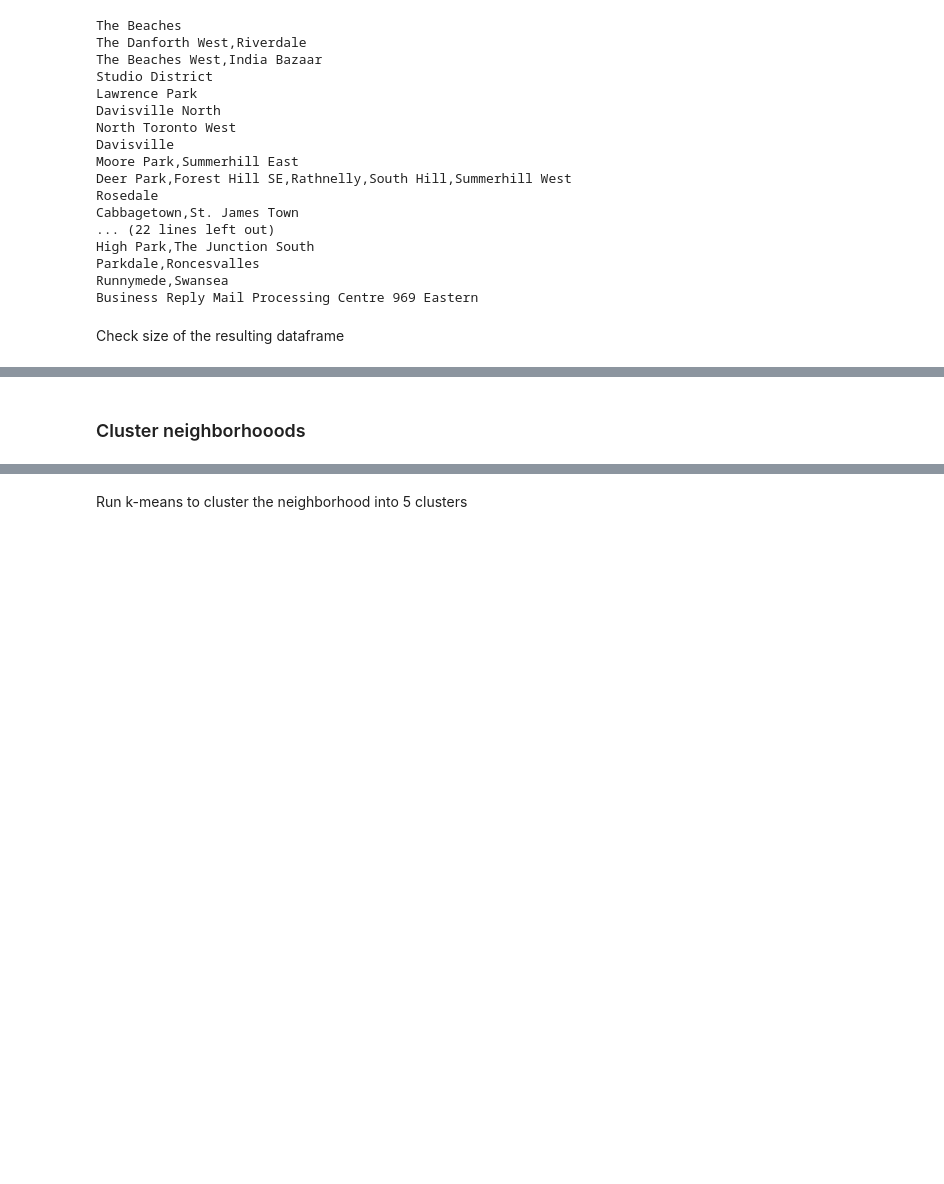
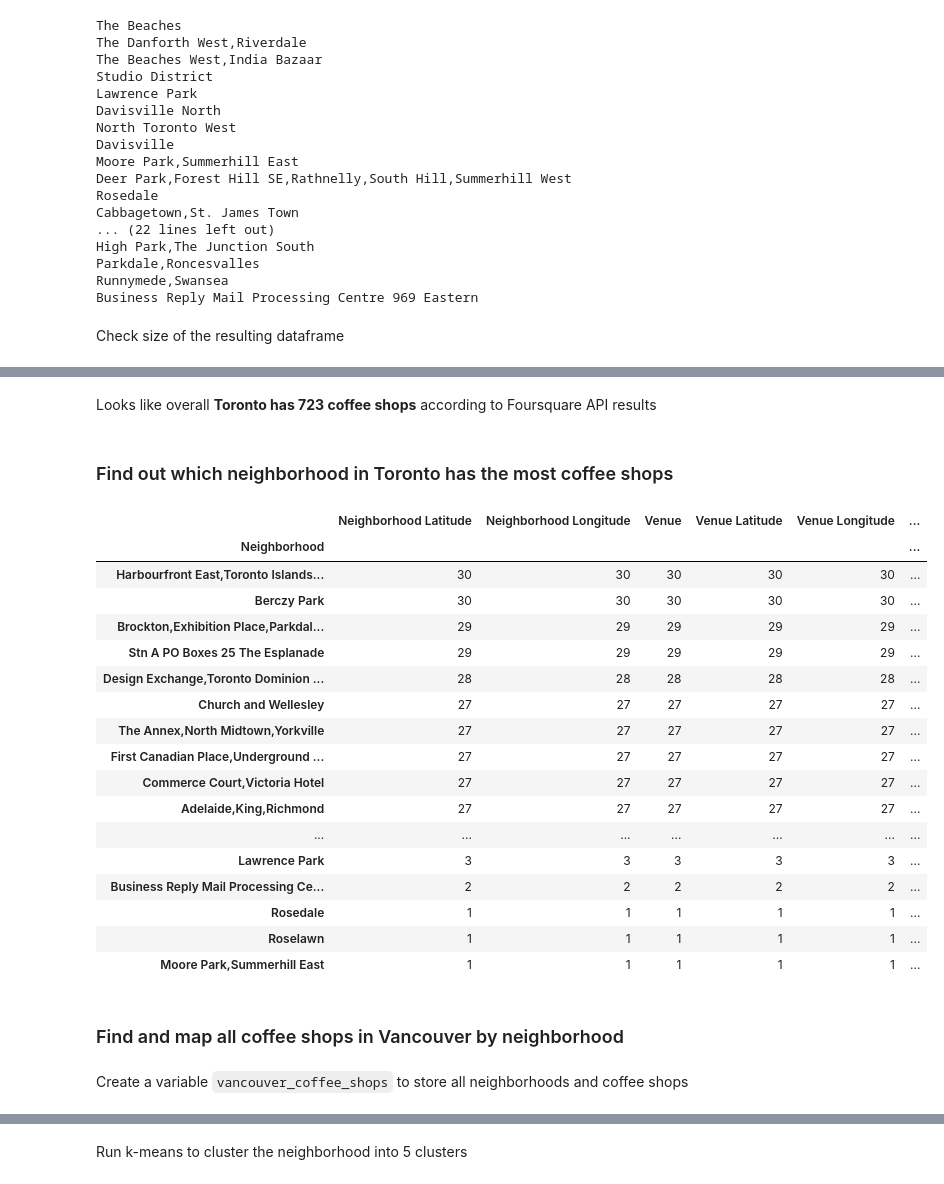
Before and after one commit to dkhlv/Coursera_Capstone, a Jupyter notebook: Capstone-Project/coffee-shop-comparison.ipynb, the cells around one changed output, grey strips where cells are left out. Saved outputs shown, nothing was run; the diff lists cells and outputs as text; code cells hidden in the pictures; blank space fills up the shorter version.

Commit message:
Add info from Foursquare apis

```diff
--- a/Capstone-Project/coffee-shop-comparison.ipynb
+++ b/Capstone-Project/coffee-shop-comparison.ipynb
@@ -505,2 +355,30 @@ neighborhoods_venues_sorted.head()
-# %% [markdown]
-### Cluster neighborhooods
+# %% [markdown]
+Looks like overall **Toronto has 723 coffee shops** according to Foursquare API results
+# %% [markdown]
+### Find out which neighborhood in Toronto has the most coffee shops
+# %%
+sorted_tor = toronto_coffee_shops.groupby('Neighborhood').count()
+sorted_tor.sort_values('Venue', ascending=False)
+# %% [output]
+|  | Neighborhood Latitude | Neighborhood Longitude | Venue | Venue Latitude | Venue Longitude | ... |
+| Neighborhood |  |  |  |  |  | ... |
+| Harbourfront East,Toronto Islands... | 30 | 30 | 30 | 30 | 30 | ... |
+| Berczy Park | 30 | 30 | 30 | 30 | 30 | ... |
+| Brockton,Exhibition Place,Parkdal... | 29 | 29 | 29 | 29 | 29 | ... |
+| Stn A PO Boxes 25 The Esplanade | 29 | 29 | 29 | 29 | 29 | ... |
+| Design Exchange,Toronto Dominion ... | 28 | 28 | 28 | 28 | 28 | ... |
+| Church and Wellesley | 27 | 27 | 27 | 27 | 27 | ... |
+| The Annex,North Midtown,Yorkville | 27 | 27 | 27 | 27 | 27 | ... |
+| First Canadian Place,Underground ... | 27 | 27 | 27 | 27 | 27 | ... |
+| Commerce Court,Victoria Hotel | 27 | 27 | 27 | 27 | 27 | ... |
+| Adelaide,King,Richmond | 27 | 27 | 27 | 27 | 27 | ... |
+| ... | ... | ... | ... | ... | ... | ... |
+| Lawrence Park | 3 | 3 | 3 | 3 | 3 | ... |
+| Business Reply Mail Processing Ce... | 2 | 2 | 2 | 2 | 2 | ... |
+| Rosedale | 1 | 1 | 1 | 1 | 1 | ... |
+| Roselawn | 1 | 1 | 1 | 1 | 1 | ... |
+| Moore Park,Summerhill East | 1 | 1 | 1 | 1 | 1 | ... |
+# %% [markdown]
+### Find and map all coffee shops in Vancouver by neighborhood
+# %% [markdown]
+Create a variable `vancouver_coffee_shops` to store all neighborhoods and coffee shops
```
Also changed, not shown: parts of 42 cells of this notebook, 1 other file.
